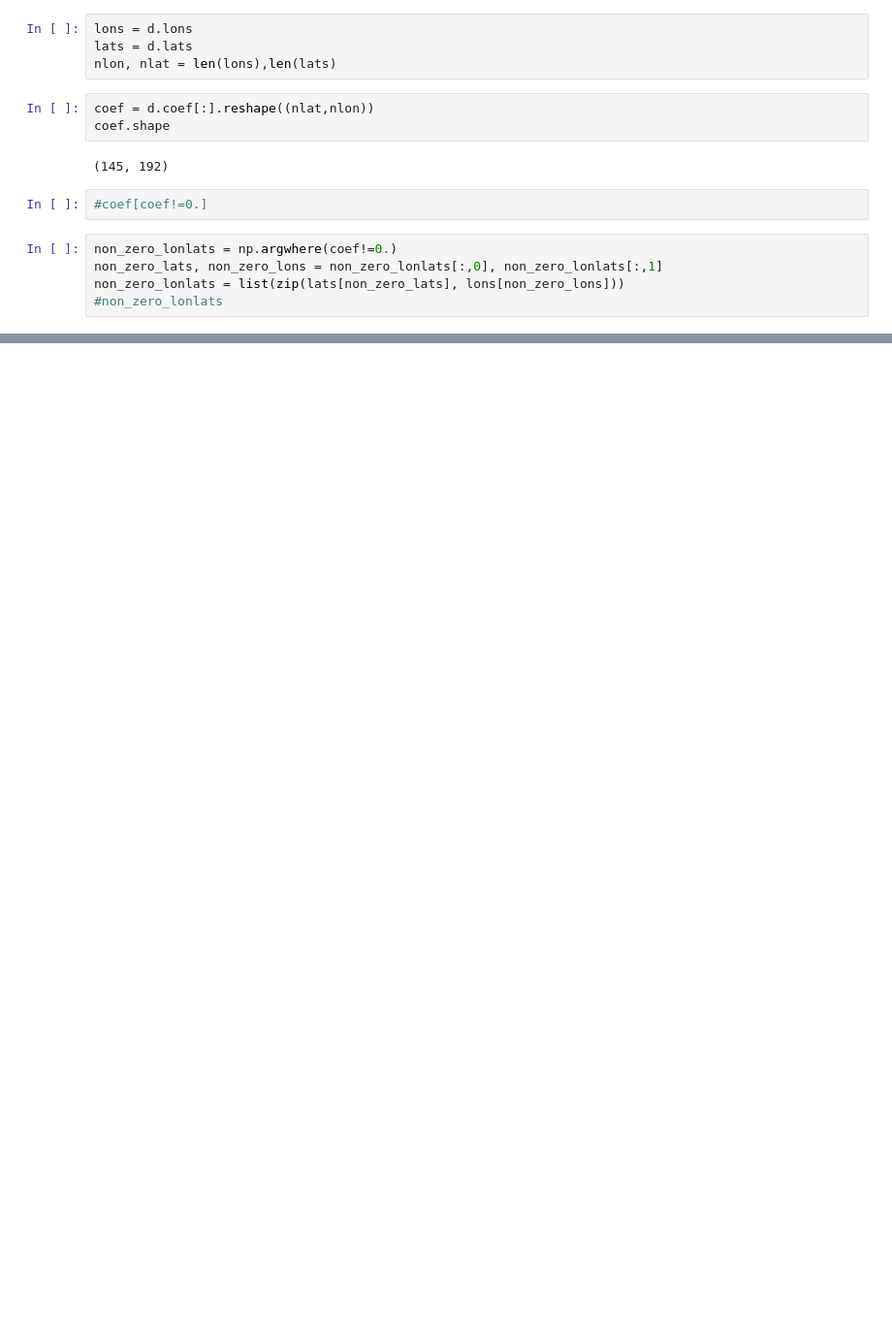
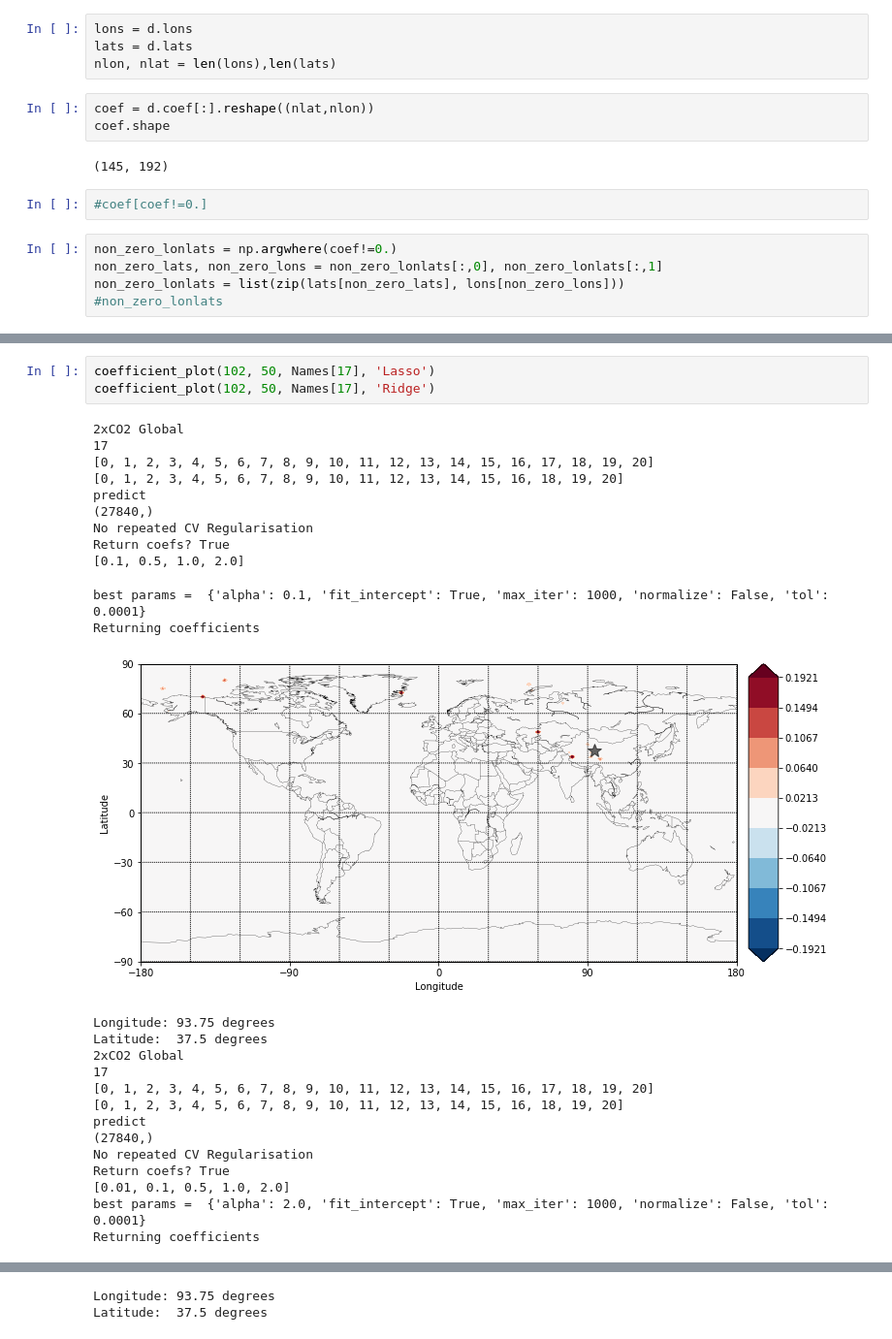
Before and after one commit to lm2612/Ridge_3, a Jupyter notebook: Notebooks/CompareCoefficients.ipynb, the cells around one changed output, grey strips where cells are left out. Shown at 97% size. Drawn from its saved outputs; the diff is of its cells as text; blank space fills up the shorter version.

```diff
--- a/Notebooks/CompareCoefficients.ipynb
+++ b/Notebooks/CompareCoefficients.ipynb
@@ -127,0 +223,29 @@ plt.show()
+# %%
+coefficient_plot(102, 50, Names[17], 'Lasso')
+coefficient_plot(102, 50, Names[17], 'Ridge')
+# %% [output]
+2xCO2 Global
+17
+[0, 1, 2, 3, 4, 5, 6, 7, 8, 9, 10, 11, 12, 13, 14, 15, 16, 17, 18, 19, 20]
+[0, 1, 2, 3, 4, 5, 6, 7, 8, 9, 10, 11, 12, 13, 14, 15, 16, 18, 19, 20]
+predict
+(27840,)
+No repeated CV Regularisation
+Return coefs? True
+[0.1, 0.5, 1.0, 2.0]
+best params =  {'alpha': 0.1, 'fit_intercept': True, 'max_iter': 1000, 'normalize': False, 'tol': 0.0001}
+Returning coefficients
+[figure, added]
+Longitude: 93.75 degrees
+Latitude:  37.5 degrees
+2xCO2 Global
+17
+[0, 1, 2, 3, 4, 5, 6, 7, 8, 9, 10, 11, 12, 13, 14, 15, 16, 17, 18, 19, 20]
+[0, 1, 2, 3, 4, 5, 6, 7, 8, 9, 10, 11, 12, 13, 14, 15, 16, 18, 19, 20]
+predict
+(27840,)
+No repeated CV Regularisation
+Return coefs? True
+[0.01, 0.1, 0.5, 1.0, 2.0]
+best params =  {'alpha': 2.0, 'fit_intercept': True, 'max_iter': 1000, 'normalize': False, 'tol': 0.0001}
+Returning coefficients
@@ -127,0 +253,2 @@ plt.show()
+Longitude: 93.75 degrees
+Latitude:  37.5 degrees
```
Also changed, not shown: parts of 16 cells of this notebook, 2 other files.
